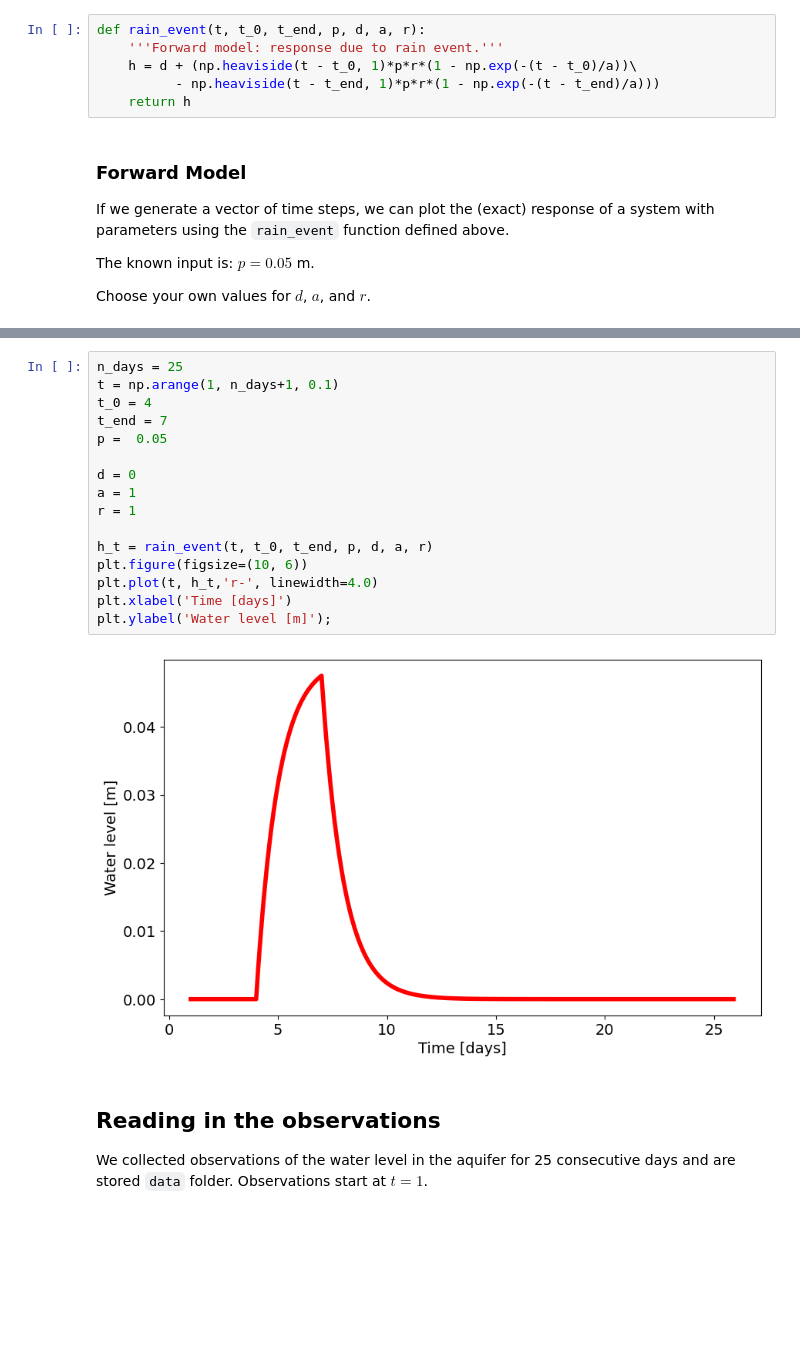
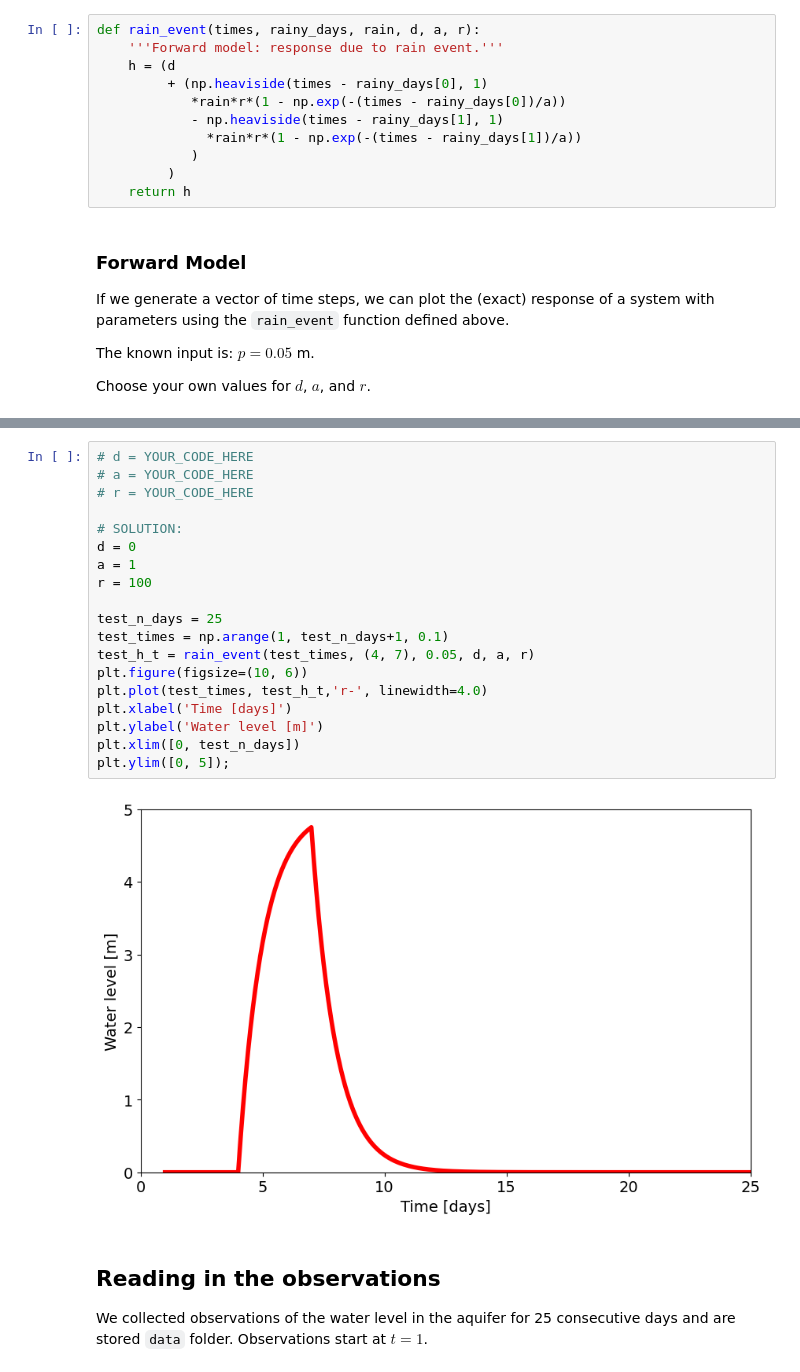
Before and after one commit to TUDelft-MUDE/2024-files, a Jupyter notebook: content/Week_1_4/WS_1_4_solution.ipynb, the cells around one changed output, grey strips where cells are left out. Cells and saved outputs as stored; diff of their text form; blank space fills up the shorter version.

```diff
--- a/content/Week_1_4/WS_1_4_solution.ipynb
+++ b/content/Week_1_4/WS_1_4_solution.ipynb
@@ -77,10 +77,15 @@ from scipy.stats.distributions import chi2
 
 plt.rcParams.update({'font.size': 14})
 # %%
-def rain_event(t, t_0, t_end, p, d, a, r):
+def rain_event(times, rainy_days, rain, d, a, r):
     '''Forward model: response due to rain event.'''
-    h = d + (np.heaviside(t - t_0, 1)*p*r*(1 - np.exp(-(t - t_0)/a))\
-          - np.heaviside(t - t_end, 1)*p*r*(1 - np.exp(-(t - t_end)/a)))
+    h = (d
+         + (np.heaviside(times - rainy_days[0], 1)
+            *rain*r*(1 - np.exp(-(times - rainy_days[0])/a))
+            - np.heaviside(times - rainy_days[1], 1)
+              *rain*r*(1 - np.exp(-(times - rainy_days[1])/a))
+            )
+         )
     return h
 # %% [markdown]
 ### Forward Model
@@ -93,21 +108,24 @@ Choose your own values for $d$, $a$, and $r$.
 # %%
-n_days = 25
-t = np.arange(1, n_days+1, 0.1)
-t_0 = 4
-t_end = 7
-p =  0.05
+# d = YOUR_CODE_HERE
+# a = YOUR_CODE_HERE
+# r = YOUR_CODE_HERE
 
+# SOLUTION:
 d = 0
 a = 1
-r = 1
+r = 100
 
-h_t = rain_event(t, t_0, t_end, p, d, a, r)
+test_n_days = 25
+test_times = np.arange(1, test_n_days+1, 0.1)
+test_h_t = rain_event(test_times, (4, 7), 0.05, d, a, r)
 plt.figure(figsize=(10, 6))
-plt.plot(t, h_t,'r-', linewidth=4.0)
+plt.plot(test_times, test_h_t,'r-', linewidth=4.0)
 plt.xlabel('Time [days]')
-plt.ylabel('Water level [m]');
+plt.ylabel('Water level [m]')
+plt.xlim([0, test_n_days])
+plt.ylim([0, 5]);
 # %% [output]
-[figure, old version]
+[figure, new version]
 # %% [markdown]
 ## Reading in the observations
 
```
Also changed, not shown: parts of 8 cells of this notebook.
